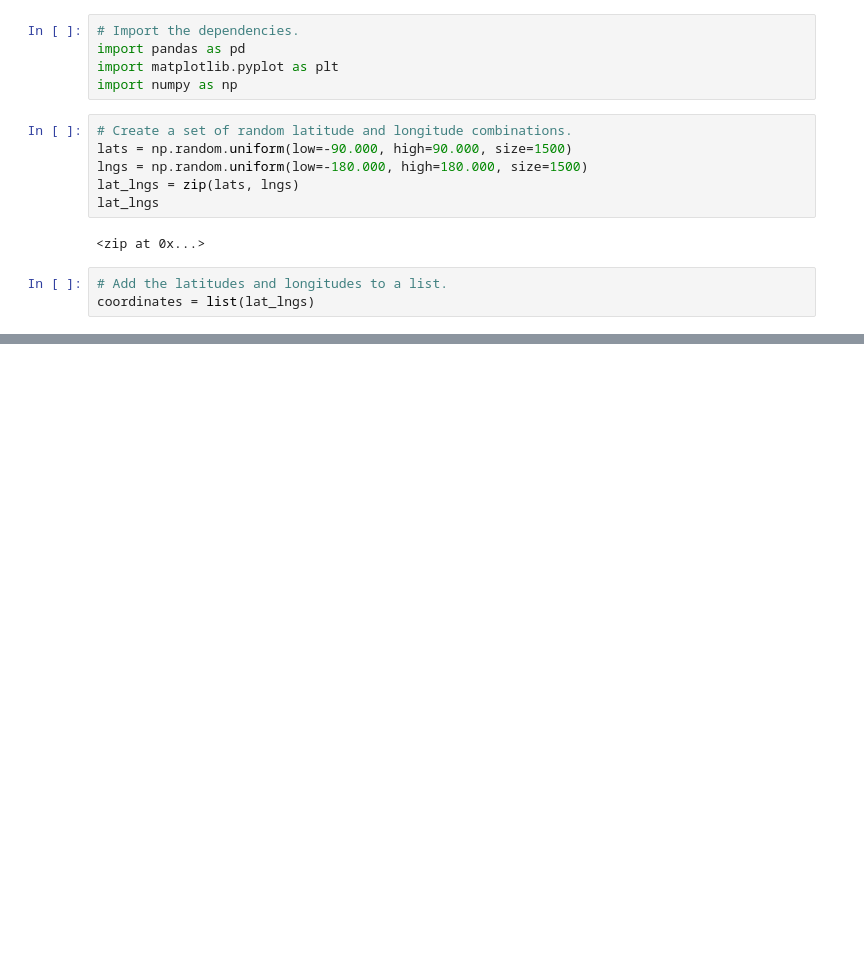
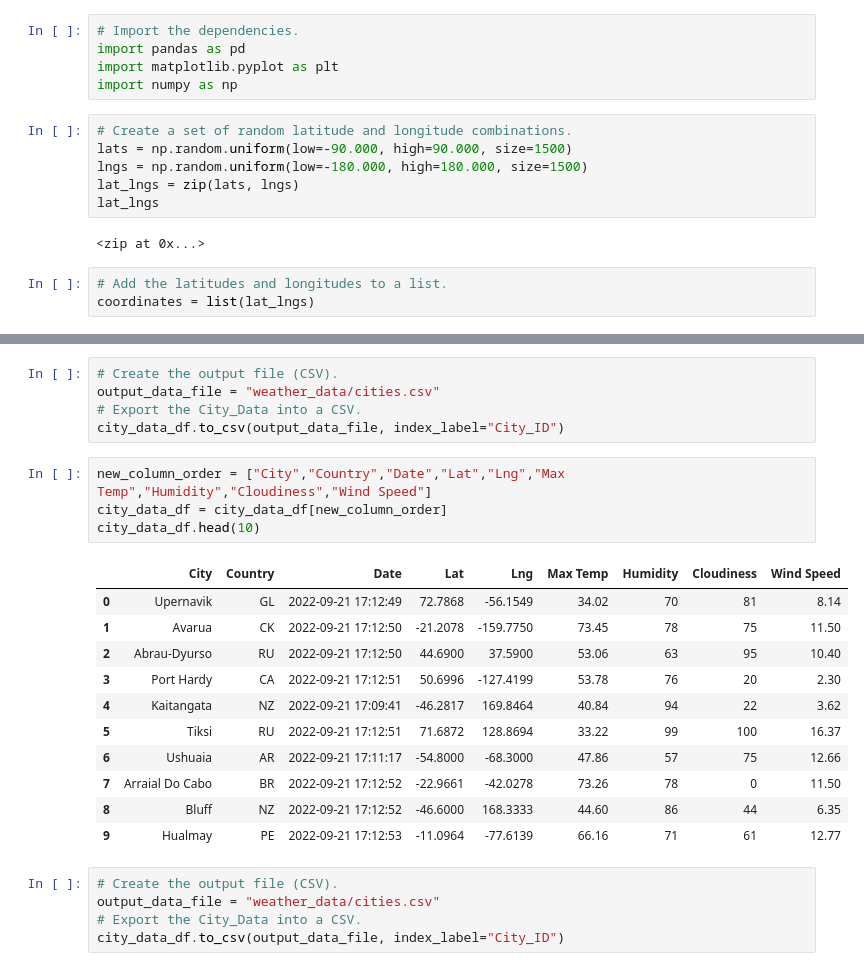
Before and after one commit to sahithig1/World_Weather_Analysis, a Jupyter notebook: WeatherPy.ipynb, the cells around one changed output, grey strips where cells are left out. Cells and saved outputs as stored; diff of their text form; blank space fills up the shorter version.

```diff
--- a/WeatherPy.ipynb
+++ b/WeatherPy.ipynb
@@ -54,0 +176,26 @@ len(cities)
+# %%
+# Create the output file (CSV).
+output_data_file = "weather_data/cities.csv"
+# Export the City_Data into a CSV.
+city_data_df.to_csv(output_data_file, index_label="City_ID")
+# %%
+new_column_order = ["City","Country","Date","Lat","Lng","Max Temp","Humidity","Cloudiness","Wind Speed"]
+city_data_df = city_data_df[new_column_order]
+city_data_df.head(10)
+# %% [output]
+|  | City | Country | Date | Lat | Lng | Max Temp | Humidity | Cloudiness | Wind Speed |
+| 0 | Upernavik | GL | 2022-09-21 17:12:49 | 72.7868 | -56.1549 | 34.02 | 70 | 81 | 8.14 |
+| 1 | Avarua | CK | 2022-09-21 17:12:50 | -21.2078 | -159.7750 | 73.45 | 78 | 75 | 11.50 |
+| 2 | Abrau-Dyurso | RU | 2022-09-21 17:12:50 | 44.6900 | 37.5900 | 53.06 | 63 | 95 | 10.40 |
+| 3 | Port Hardy | CA | 2022-09-21 17:12:51 | 50.6996 | -127.4199 | 53.78 | 76 | 20 | 2.30 |
+| 4 | Kaitangata | NZ | 2022-09-21 17:09:41 | -46.2817 | 169.8464 | 40.84 | 94 | 22 | 3.62 |
+| 5 | Tiksi | RU | 2022-09-21 17:12:51 | 71.6872 | 128.8694 | 33.22 | 99 | 100 | 16.37 |
+| 6 | Ushuaia | AR | 2022-09-21 17:11:17 | -54.8000 | -68.3000 | 47.86 | 57 | 75 | 12.66 |
+| 7 | Arraial Do Cabo | BR | 2022-09-21 17:12:52 | -22.9661 | -42.0278 | 73.26 | 78 | 0 | 11.50 |
+| 8 | Bluff | NZ | 2022-09-21 17:12:52 | -46.6000 | 168.3333 | 44.60 | 86 | 44 | 6.35 |
+| 9 | Hualmay | PE | 2022-09-21 17:12:53 | -11.0964 | -77.6139 | 66.16 | 71 | 61 | 12.77 |
+# %%
+# Create the output file (CSV).
+output_data_file = "weather_data/cities.csv"
+# Export the City_Data into a CSV.
+city_data_df.to_csv(output_data_file, index_label="City_ID")
```
Also changed, not shown: parts of 7 cells of this notebook, 2 other files.
